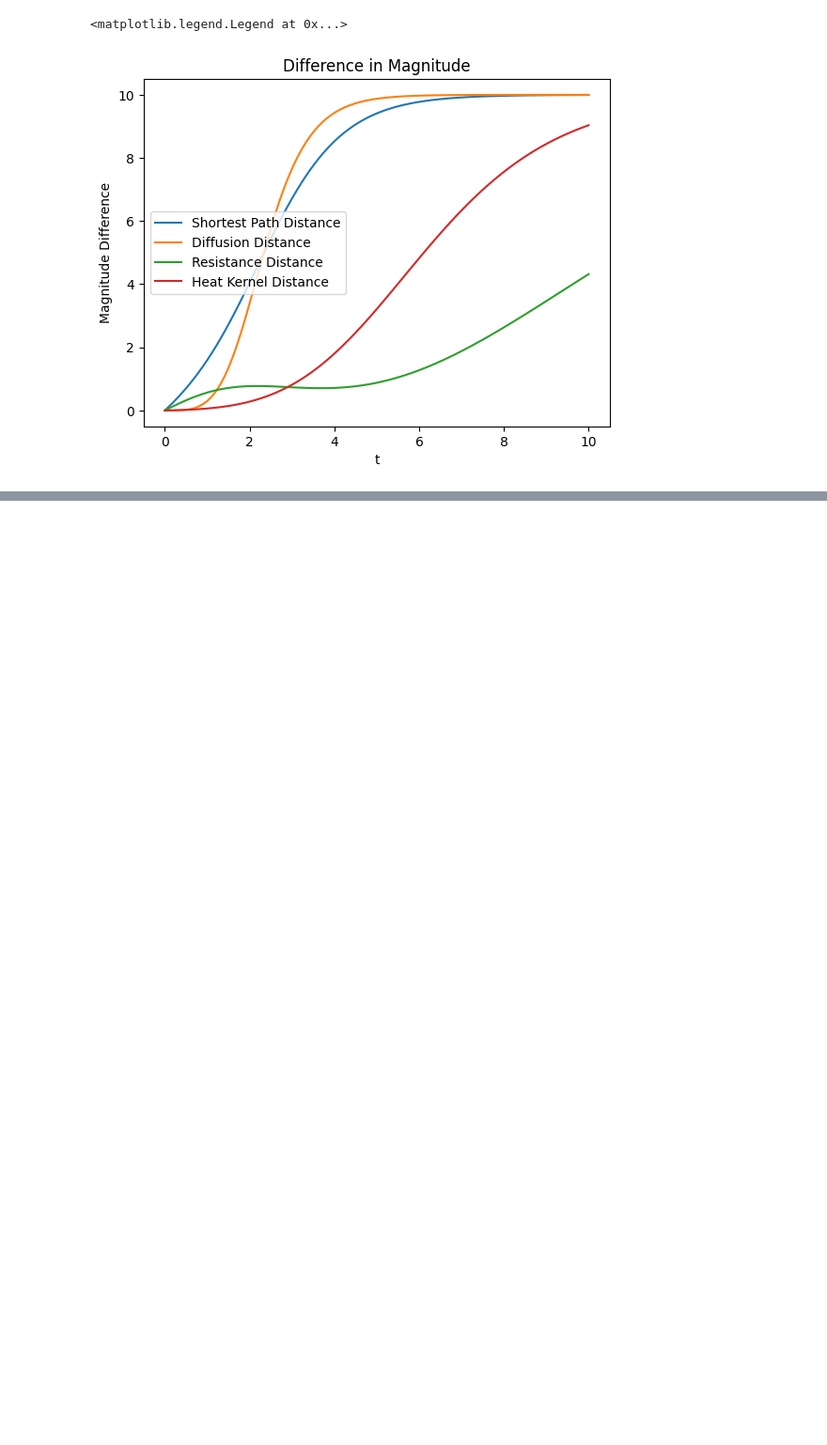
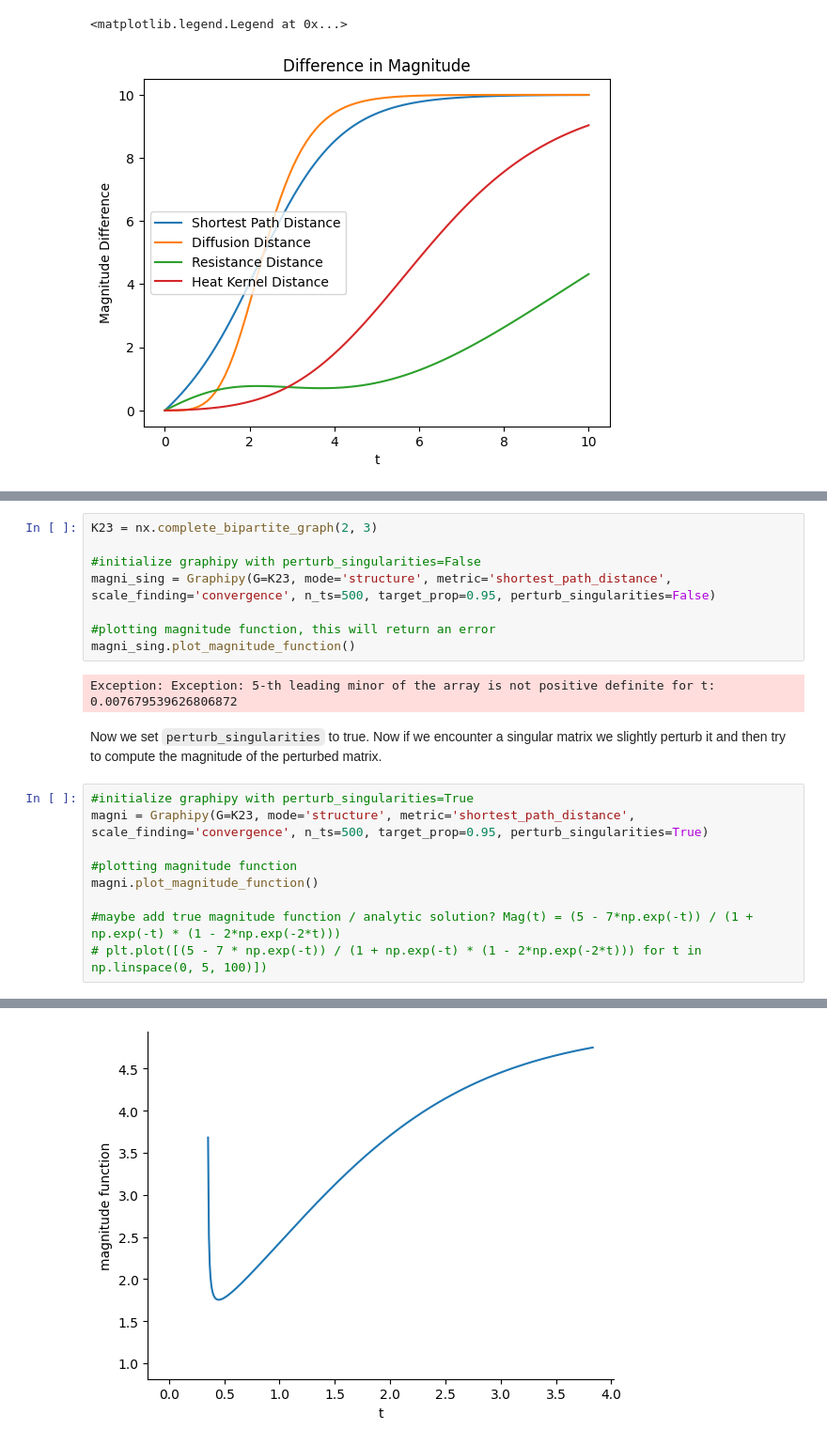
Before and after one commit to aidos-lab/magnipy, a Jupyter notebook: notebooks/graphipy_tutorial.ipynb, the cells around one changed output, grey strips where cells are left out. Shown at 94% size. Cells and saved outputs as stored; diff of their text form; blank space fills up the shorter version.

```diff
--- a/notebooks/graphipy_tutorial.ipynb
+++ b/notebooks/graphipy_tutorial.ipynb
@@ -56,0 +232,22 @@ plt.legend()
+# %%
+K23 = nx.complete_bipartite_graph(2, 3)
+
+#initialize graphipy with perturb_singularities=False
+magni_sing = Graphipy(G=K23, mode='structure', metric='shortest_path_distance', scale_finding='convergence', n_ts=500, target_prop=0.95, perturb_singularities=False)
+
+#plotting magnitude function, this will return an error
+magni_sing.plot_magnitude_function()
+# %% [output]
+Exception: Exception: 5-th leading minor of the array is not positive definite for t: 0.007679539626806872
+# %% [markdown]
+Now we set `perturb_singularities` to true. Now if we encounter a singular matrix we slightly perturb it and then try to compute the magnitude of the perturbed matrix.
+# %%
+#initialize graphipy with perturb_singularities=True
+magni = Graphipy(G=K23, mode='structure', metric='shortest_path_distance', scale_finding='convergence', n_ts=500, target_prop=0.95, perturb_singularities=True)
+
+#plotting magnitude function
+magni.plot_magnitude_function()
+
+#maybe add true magnitude function / analytic solution? Mag(t) = (5 - 7*np.exp(-t)) / (1 + np.exp(-t) * (1 - 2*np.exp(-2*t)))
+# plt.plot([(5 - 7 * np.exp(-t)) / (1 + np.exp(-t) * (1 - 2*np.exp(-2*t))) for t in np.linspace(0, 5, 100)])
+# %% [output]
@@ -56,0 +271 @@ plt.legend()
+[figure, added]
```
Also changed, not shown: parts of 37 cells of this notebook, 3 other files.
